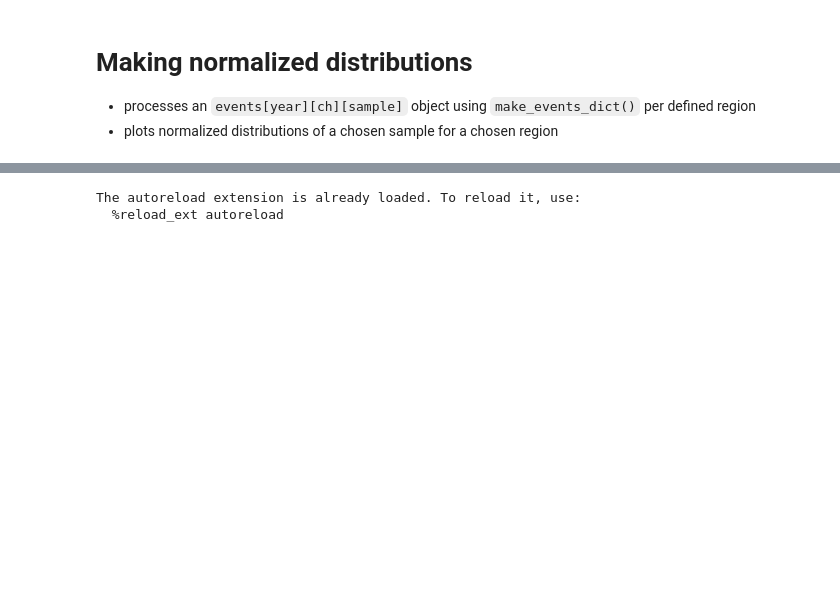
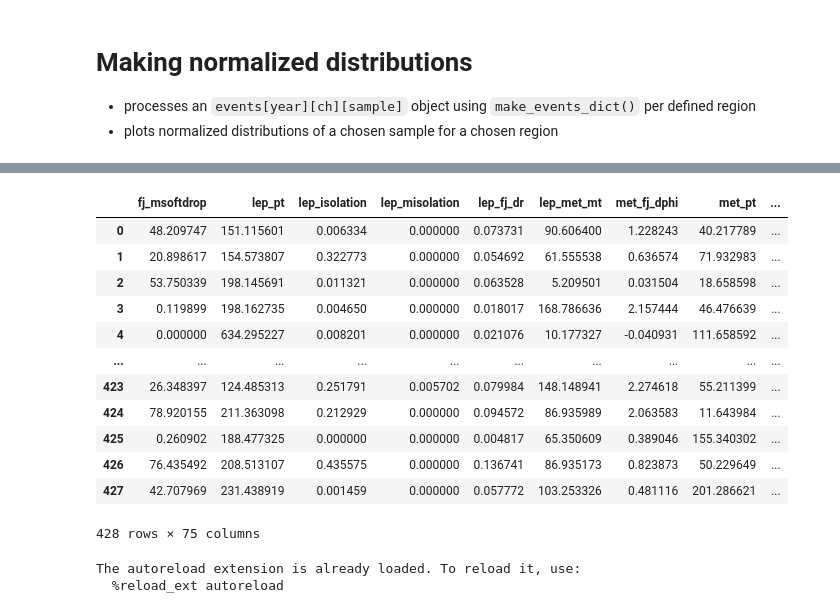
Before and after one commit to quinnanm/boostedhiggs, a Jupyter notebook: binder/hists_plots_sculpting.ipynb, the cells around one changed output, grey strips where cells are left out. Drawn from its saved outputs; the diff is of its cells as text; code cells hidden in the pictures; blank space fills up the shorter version.

```diff
--- a/binder/hists_plots_sculpting.ipynb
+++ b/binder/hists_plots_sculpting.ipynb
@@ -5,3 +9,20 @@
+# %%
+d = pd.read_parquet("outfiles/0-1_ele.parquet")
+d
+# %% [output]
+|  | fj_msoftdrop | lep_pt | lep_isolation | lep_misolation | lep_fj_dr | lep_met_mt | met_fj_dphi | met_pt | ... |
+| 0 | 48.209747 | 151.115601 | 0.006334 | 0.000000 | 0.073731 | 90.606400 | 1.228243 | 40.217789 | ... |
+| 1 | 20.898617 | 154.573807 | 0.322773 | 0.000000 | 0.054692 | 61.555538 | 0.636574 | 71.932983 | ... |
+| 2 | 53.750339 | 198.145691 | 0.011321 | 0.000000 | 0.063528 | 5.209501 | 0.031504 | 18.658598 | ... |
+| 3 | 0.119899 | 198.162735 | 0.004650 | 0.000000 | 0.018017 | 168.786636 | 2.157444 | 46.476639 | ... |
+| 4 | 0.000000 | 634.295227 | 0.008201 | 0.000000 | 0.021076 | 10.177327 | -0.040931 | 111.658592 | ... |
+| ... | ... | ... | ... | ... | ... | ... | ... | ... | ... |
+| 423 | 26.348397 | 124.485313 | 0.251791 | 0.005702 | 0.079984 | 148.148941 | 2.274618 | 55.211399 | ... |
+| 424 | 78.920155 | 211.363098 | 0.212929 | 0.000000 | 0.094572 | 86.935989 | 2.063583 | 11.643984 | ... |
+| 425 | 0.260902 | 188.477325 | 0.000000 | 0.000000 | 0.004817 | 65.350609 | 0.389046 | 155.340302 | ... |
+| 426 | 76.435492 | 208.513107 | 0.435575 | 0.000000 | 0.136741 | 86.935173 | 0.823873 | 50.229649 | ... |
+| 427 | 42.707969 | 231.438919 | 0.001459 | 0.000000 | 0.057772 | 103.253326 | 0.481116 | 201.286621 | ... |
+428 rows × 75 columns
 # %%
 import glob
 import os
```
Also changed, not shown: parts of 3 cells of this notebook.
